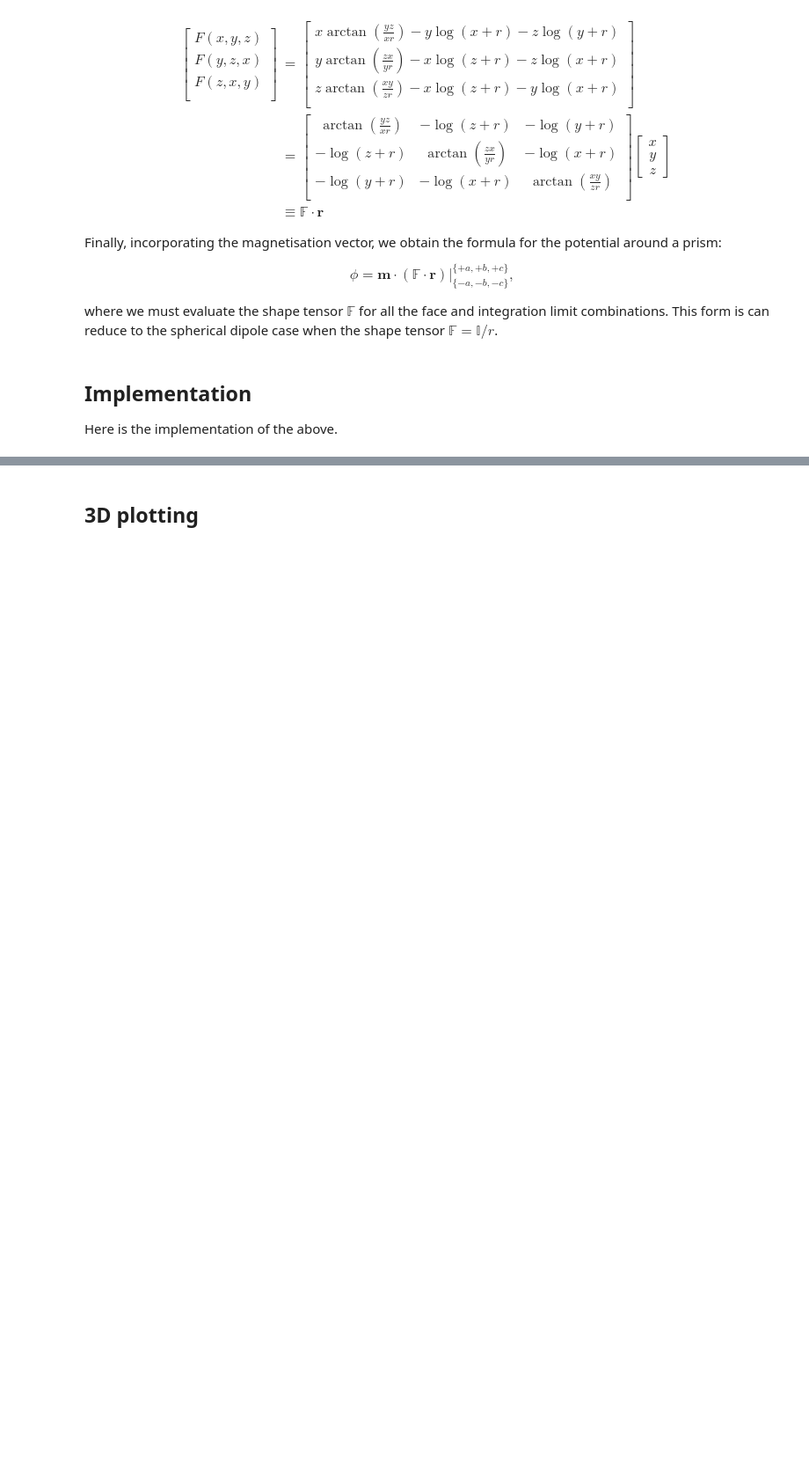
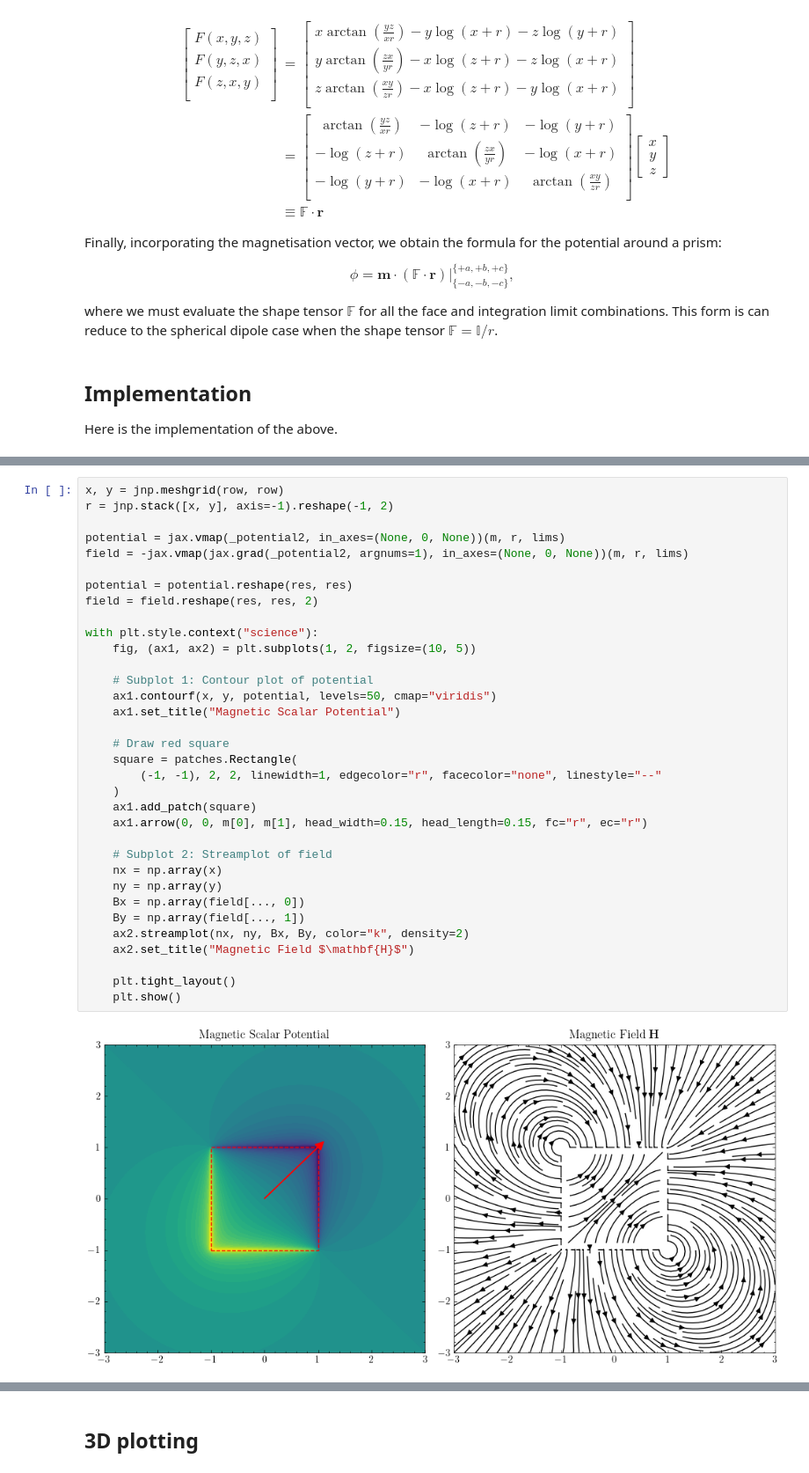
Before and after one commit to cmt-dtu-energy/hypermagnetics, a Jupyter notebook: nbs/sources.ipynb, the cells around one changed output, grey strips where cells are left out. Shown at 88% size. Cells and saved outputs as stored; diff of their text form; blank space fills up the shorter version.

```diff
--- a/nbs/sources.ipynb
+++ b/nbs/sources.ipynb
@@ -142,0 +175,36 @@ from mpl_toolkits.mplot3d import Axes3D
+# %%
+x, y = jnp.meshgrid(row, row)
+r = jnp.stack([x, y], axis=-1).reshape(-1, 2)
+
+potential = jax.vmap(_potential2, in_axes=(None, 0, None))(m, r, lims)
+field = -jax.vmap(jax.grad(_potential2, argnums=1), in_axes=(None, 0, None))(m, r, lims)
+
+potential = potential.reshape(res, res)
+field = field.reshape(res, res, 2)
+
+with plt.style.context("science"):
+    fig, (ax1, ax2) = plt.subplots(1, 2, figsize=(10, 5))
+
+    # Subplot 1: Contour plot of potential
+    ax1.contourf(x, y, potential, levels=50, cmap="viridis")
+    ax1.set_title("Magnetic Scalar Potential")
+
+    # Draw red square
+    square = patches.Rectangle(
+        (-1, -1), 2, 2, linewidth=1, edgecolor="r", facecolor="none", linestyle="--"
+    )
+    ax1.add_patch(square)
+    ax1.arrow(0, 0, m[0], m[1], head_width=0.15, head_length=0.15, fc="r", ec="r")
+
+    # Subplot 2: Streamplot of field
+    nx = np.array(x)
+    ny = np.array(y)
+    Bx = np.array(field[..., 0])
+    By = np.array(field[..., 1])
+    ax2.streamplot(nx, ny, Bx, By, color="k", density=2)
+    ax2.set_title("Magnetic Field $\mathbf{H}$")
+
+    plt.tight_layout()
+    plt.show()
+# %% [output]
+[figure, added]
```
Also changed, not shown: parts of 14 cells of this notebook, 2 other files.
